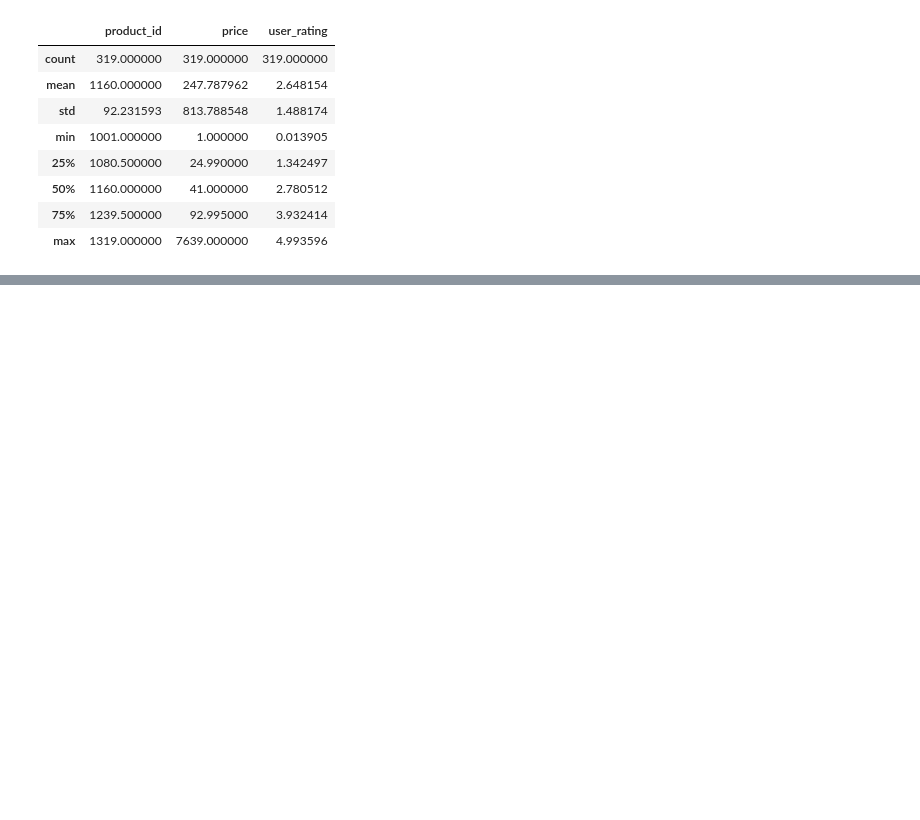
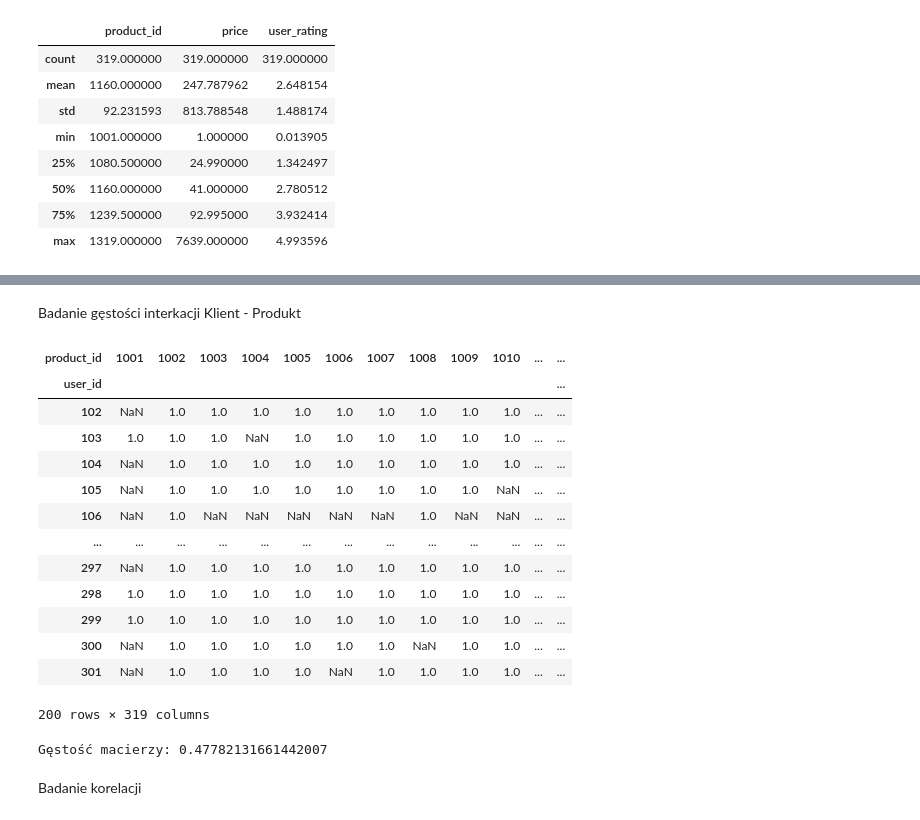
Before and after one commit to SwirtaB/IUM_Recommendation-system, a Jupyter notebook: notebooks/data_analysis.ipynb, the cells around one changed output, grey strips where cells are left out. Drawn from its saved outputs; the diff is of its cells as text; code cells hidden in the pictures; blank space fills up the shorter version.

```diff
--- a/notebooks/data_analysis.ipynb
+++ b/notebooks/data_analysis.ipynb
@@ -157,0 +191,26 @@ productsDF.describe()
+# %% [markdown]
+Badanie gęstości interkacji Klient - Produkt
+# %%
+df = sessionsDF.drop(columns=["session_id", "timestamp", "event_type", "offered_discount", "purchase_id"])
+df["hit"] = 1
+heatMapDF = pd.pivot_table(df, index="user_id", columns="product_id", values="hit")
+display(heatMapDF)
+print("Gęstość macierzy: " + str((heatMapDF.size - heatMapDF.isna().sum().sum())/heatMapDF.size))
+# %% [output]
+| product_id | 1001 | 1002 | 1003 | 1004 | 1005 | 1006 | 1007 | 1008 | 1009 | 1010 | ... | ... |
+| user_id |  |  |  |  |  |  |  |  |  |  |  | ... |
+| 102 | NaN | 1.0 | 1.0 | 1.0 | 1.0 | 1.0 | 1.0 | 1.0 | 1.0 | 1.0 | ... | ... |
+| 103 | 1.0 | 1.0 | 1.0 | NaN | 1.0 | 1.0 | 1.0 | 1.0 | 1.0 | 1.0 | ... | ... |
+| 104 | NaN | 1.0 | 1.0 | 1.0 | 1.0 | 1.0 | 1.0 | 1.0 | 1.0 | 1.0 | ... | ... |
+| 105 | NaN | 1.0 | 1.0 | 1.0 | 1.0 | 1.0 | 1.0 | 1.0 | 1.0 | NaN | ... | ... |
+| 106 | NaN | 1.0 | NaN | NaN | NaN | NaN | NaN | 1.0 | NaN | NaN | ... | ... |
+| ... | ... | ... | ... | ... | ... | ... | ... | ... | ... | ... | ... | ... |
+| 297 | NaN | 1.0 | 1.0 | 1.0 | 1.0 | 1.0 | 1.0 | 1.0 | 1.0 | 1.0 | ... | ... |
+| 298 | 1.0 | 1.0 | 1.0 | 1.0 | 1.0 | 1.0 | 1.0 | 1.0 | 1.0 | 1.0 | ... | ... |
+| 299 | 1.0 | 1.0 | 1.0 | 1.0 | 1.0 | 1.0 | 1.0 | 1.0 | 1.0 | 1.0 | ... | ... |
+| 300 | NaN | 1.0 | 1.0 | 1.0 | 1.0 | 1.0 | 1.0 | NaN | 1.0 | 1.0 | ... | ... |
+| 301 | NaN | 1.0 | 1.0 | 1.0 | 1.0 | NaN | 1.0 | 1.0 | 1.0 | 1.0 | ... | ... |
+200 rows × 319 columns
+Gęstość macierzy: 0.47782131661442007
+# %% [markdown]
+Badanie korelacji
```
Also changed, not shown: parts of 4 cells of this notebook, 1 other file.
